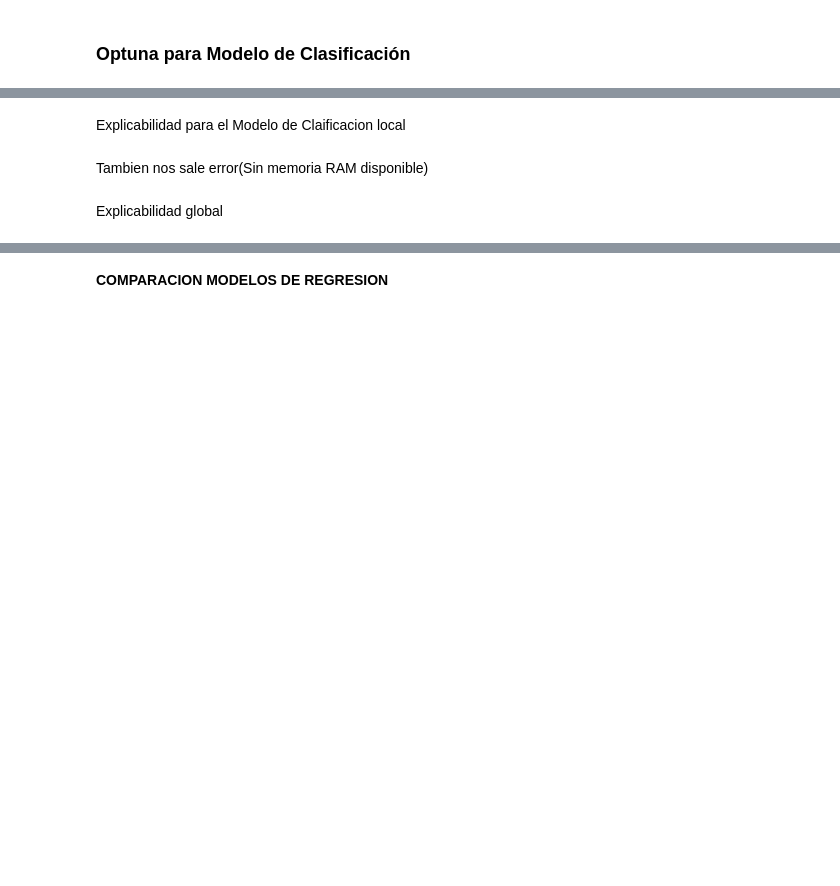
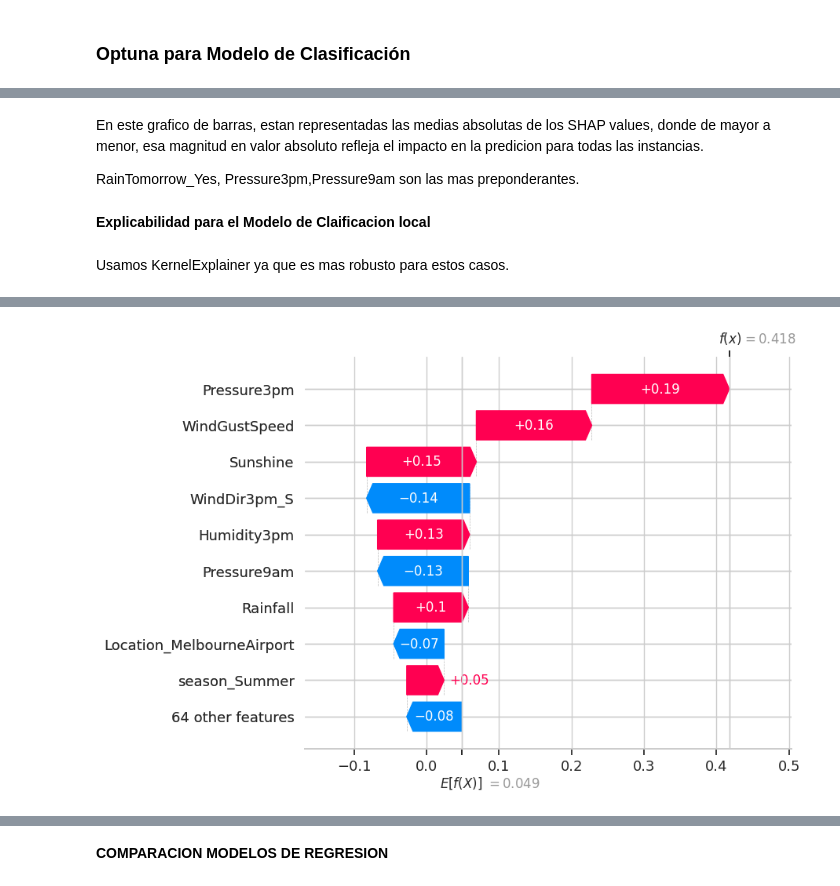
Before and after one commit to SolKidonakis/AA1-TUIA-KIDONAKIS-LEGUIZA, a Jupyter notebook: TP_integrador_AA1.ipynb, the cells around one changed output, grey strips where cells are left out. Saved outputs shown, nothing was run; the diff lists cells and outputs as text; code cells hidden in the pictures; blank space fills up the shorter version.

```diff
--- a/TP_integrador_AA1.ipynb
+++ b/TP_integrador_AA1.ipynb
@@ -2513,17 +2593,52 @@ Explicabilidad global del modelo de regresion con SHAP
+# %% [markdown]
+En este grafico de barras, estan representadas las medias absolutas de los SHAP values, donde de mayor a menor, esa magnitud en valor absoluto refleja el impacto en la predicion para todas las instancias.
+
+
+
+
+RainTomorrow_Yes, Pressure3pm,Pressure9am son las mas preponderantes.
+# %% [markdown]
+**Explicabilidad para el Modelo de Claificacion local**
+# %% [markdown]
+Usamos KernelExplainer ya que es mas robusto para estos casos.
 # %%
-# # Seleccionar el índice del ejemplo específico que deseas interpretar
-# idx = 0
 
-# # Crear un objeto explainer SHAP para el modelo de clasificación
-# explainer_clas = shap.DeepExplainer(classification_model, X_train_scaled)
 
-# # Calcular los valores SHAP para el ejemplo seleccionado
-# shap_values_clas_single = explainer_clas.shap_values(X_test_scaled1[idx:idx+1])
+sample_size = 50
 
-# # Crear el objeto Explanation para el ejemplo seleccionado
-# explanation_clas_single = shap.Explanation(values=shap_values_clas_single[predicted_class],
-#                                            base_values=explainer_clas.expected_value[predicted_class],
-#                                            feature_names=feature_names)
+X_train_sample = X_train_part_clas[:sample_size]
 
-# # Generar el gráfico de waterfall para la interpretación local
-# shap.plots.waterfall(explanation_clas_single)
+# Crear un objeto explainer SHAP para el modelo de clasificación usando el KernelExplainer
+explainer_clas = shap.KernelExplainer(classification_model.predict, X_train_sample)
+
+# Seleccionar una muestra de tus datos de prueba para calcular los valores SHAP
+X_test_sample = X_test_scaled1[:sample_size]
+
+# Calcular los valores SHAP para la muestra de ejemplos de prueba
+shap_values_clas = explainer_clas.shap_values(X_test_sample)
+
+# Aplicar squeeze a los valores SHAP para asegurarse de que tengan la forma correcta
+shap_values_clas = np.squeeze(shap_values_clas)
+
+idx = 0
+
+# Predecir las probabilidades de clase para el ejemplo seleccionado
+predicted_probabilities = classification_model.predict(X_test_sample)
+predicted_class = np.argmax(predicted_probabilities[idx])  # Obtener la clase con la probabilidad más alta
+
+# Calcular los valores SHAP para el ejemplo seleccionado (local)
+shap_values_clas_single = explainer_clas.shap_values(X_test_sample[idx:idx+1])
+
+# Aplicar squeeze a los valores SHAP para el ejemplo seleccionado
+shap_values_clas_single = np.squeeze(shap_values_clas_single[predicted_class])
+
+feature_names = list(X_train_clasificacion.columns)
+
+# Crear el objeto Explanation para el ejemplo seleccionado
+explanation_clas_single = shap.Explanation(values=shap_values_clas_single,
+                                           base_values=explainer_clas.expected_value[predicted_class],
+                                           feature_names=feature_names)
+
+# Generar el gráfico de waterfall para la interpretación local
+shap.plots.waterfall(explanation_clas_single)
+# %% [output]
@@ -2530,4 +2665 @@ Explicabilidad global del modelo de regresion con SHAP
+[figure, added]
-# %% [markdown]
-Explicabilidad para el Modelo de Claificacion local
-# %% [markdown]
-Tambien nos sale error(Sin memoria RAM disponible)
@@ -2556,2 +2665,0 @@ import shap
-# %% [markdown]
-Explicabilidad global
```
Also changed, not shown: parts of 39 cells of this notebook.
